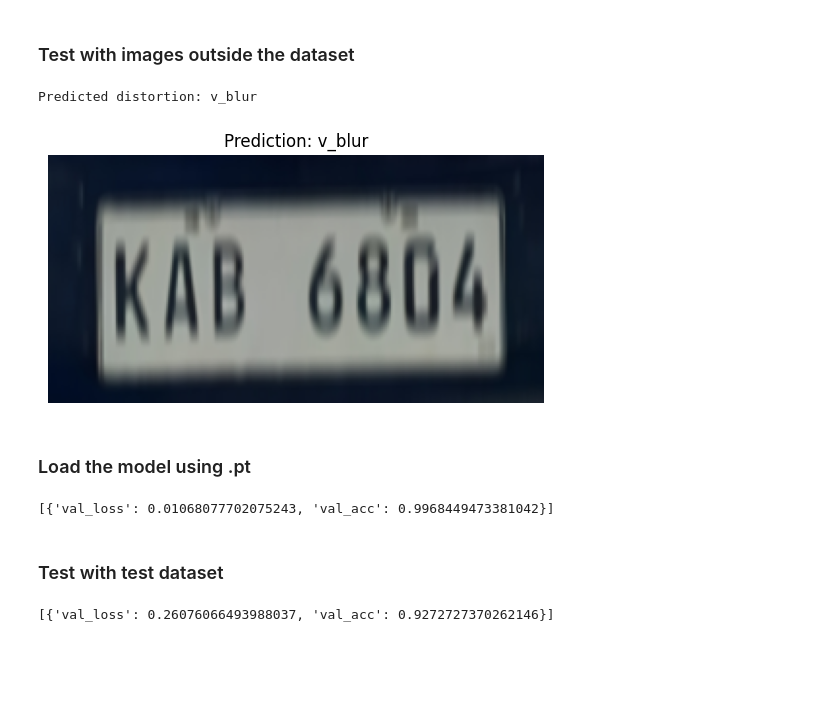
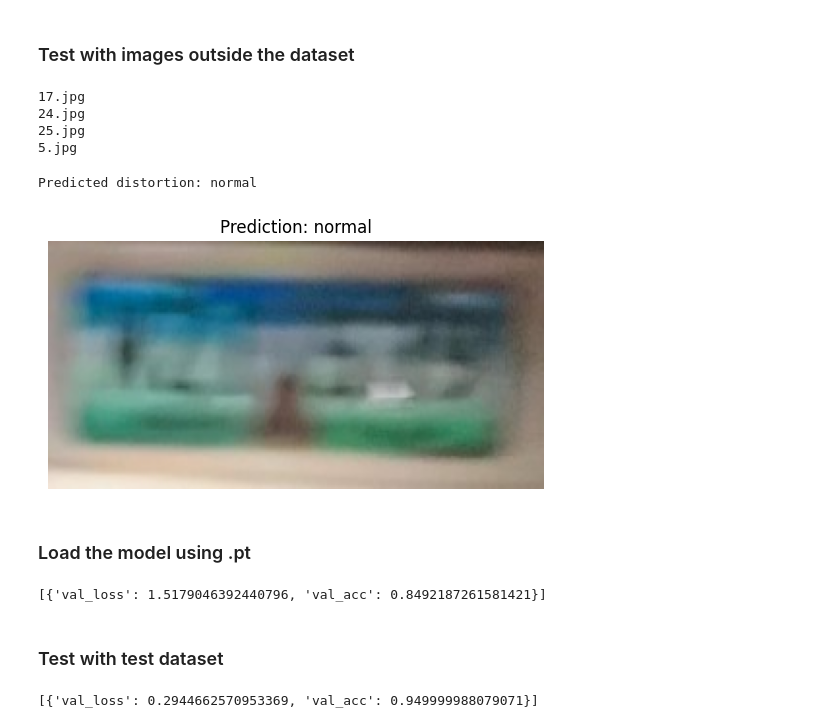
Before and after one commit to jansencruz23/LiPAD-License-Plate-Deblurring-and-Recognition, a Jupyter notebook: src/cnn/distortion_classifier.ipynb, the cells around one changed output. Saved outputs shown, nothing was run; the diff lists cells and outputs as text; code cells hidden in the pictures; blank space fills up the shorter version.

```diff
--- a/src/cnn/distortion_classifier.ipynb
+++ b/src/cnn/distortion_classifier.ipynb
@@ -424,6 +406,21 @@ Label: low_qual, Predicted: low_qual
 ### Test with images outside the dataset
 # %%
 from PIL import Image
+# %%
+h_blurs = os.listdir(os.path.join(DATA_DIR, 'test', 'h_blur'))
+
+for image_name in h_blurs:
+    external_img = Image.open(os.path.join(DATA_DIR, 'test', 'h_blur',image_name)).convert('RGB')
+    img_tensor = transform(external_img)
+
+    prediction = predict_image(img_tensor, model)
+    if prediction != 'h_blur':
+        print(image_name)
+# %% [output]
+17.jpg
+24.jpg
+25.jpg
+5.jpg
 # %%
 transform = T.Compose([
     T.Resize([128, 256]),
@@ -431,21 +428,21 @@ transform = T.Compose([
     T.Normalize(*stats)
 ])
 
-img_path = os.path.join(DATA_DIR, 'test', 'v_blur', '10.jpg')
+img_path = os.path.join(DATA_DIR, 'test', 'h_blur', '25.jpg')
 external_img = Image.open(img_path).convert('RGB')
 img_tensor = transform(external_img)
 # %%
-prediction = predict_image(img_tensor, loaded_model)
+prediction = predict_image(img_tensor, model)
 print(f'Predicted distortion: {prediction}')
 
 denorm_img = denormalize(img_tensor, *stats)[0].permute(1, 2, 0)
 plt.imshow(denorm_img)
 plt.axis('off')
 plt.title(f'Prediction: {prediction}')
 plt.show()
 # %% [output]
-Predicted distortion: v_blur
+Predicted distortion: normal
-[figure, old version]
+[figure, new version]
 # %% [markdown]
 ### Load the model using .pt
 # %%
@@ -454,9 +451,9 @@ loaded_model_wts = torch.load(os.path.join(ROOT_DIR, 'models', 'distortion_class
 loaded_model.load_state_dict(loaded_model_wts)
 loaded_model = to_device(loaded_model, device)
 # %%
-[evaluate(loaded_model, valid_dl)]
+[evaluate(loaded_model, test_dl)]
 # %% [output]
-[{'val_loss': 0.01068077702075243, 'val_acc': 0.9968449473381042}]
+[{'val_loss': 1.5179046392440796, 'val_acc': 0.8492187261581421}]
 # %%
 torch.cuda.empty_cache()
 # %% [markdown]
@@ -467,8 +464,8 @@ test_dl = DataLoader(test_ds, batch_size*2, num_workers=3, pin_memory=True)
 test_dl = DeviceDataLoader(test_dl, device)
 # %%
-[evaluate(loaded_model, test_dl)]
+[evaluate(model, test_dl)]
 # %% [output]
-[{'val_loss': 0.26076066493988037, 'val_acc': 0.9272727370262146}]
+[{'val_loss': 0.2944662570953369, 'val_acc': 0.949999988079071}]
 # %%
 all_preds = []
 all_labels = []
```
Also changed, not shown: parts of 14 cells of this notebook, 1 other file.
